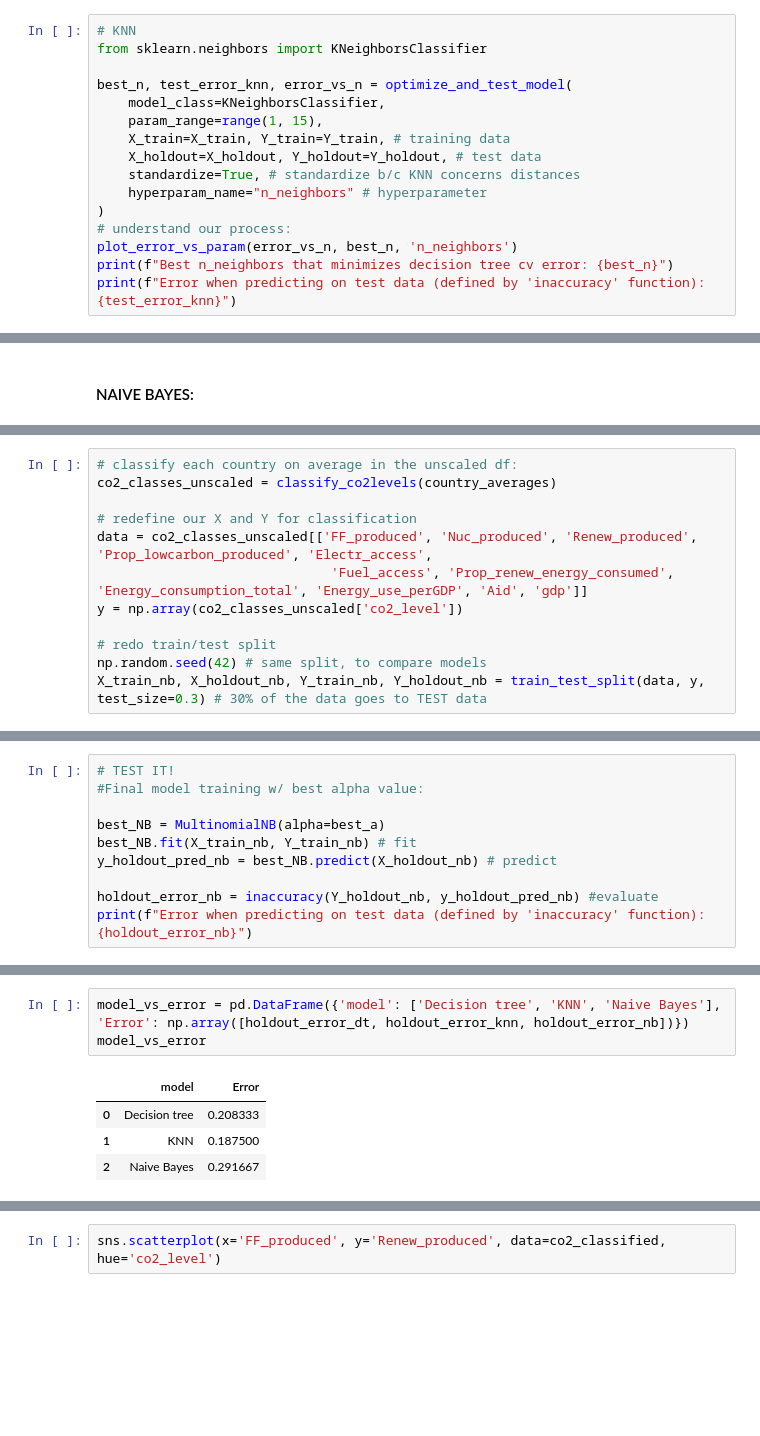
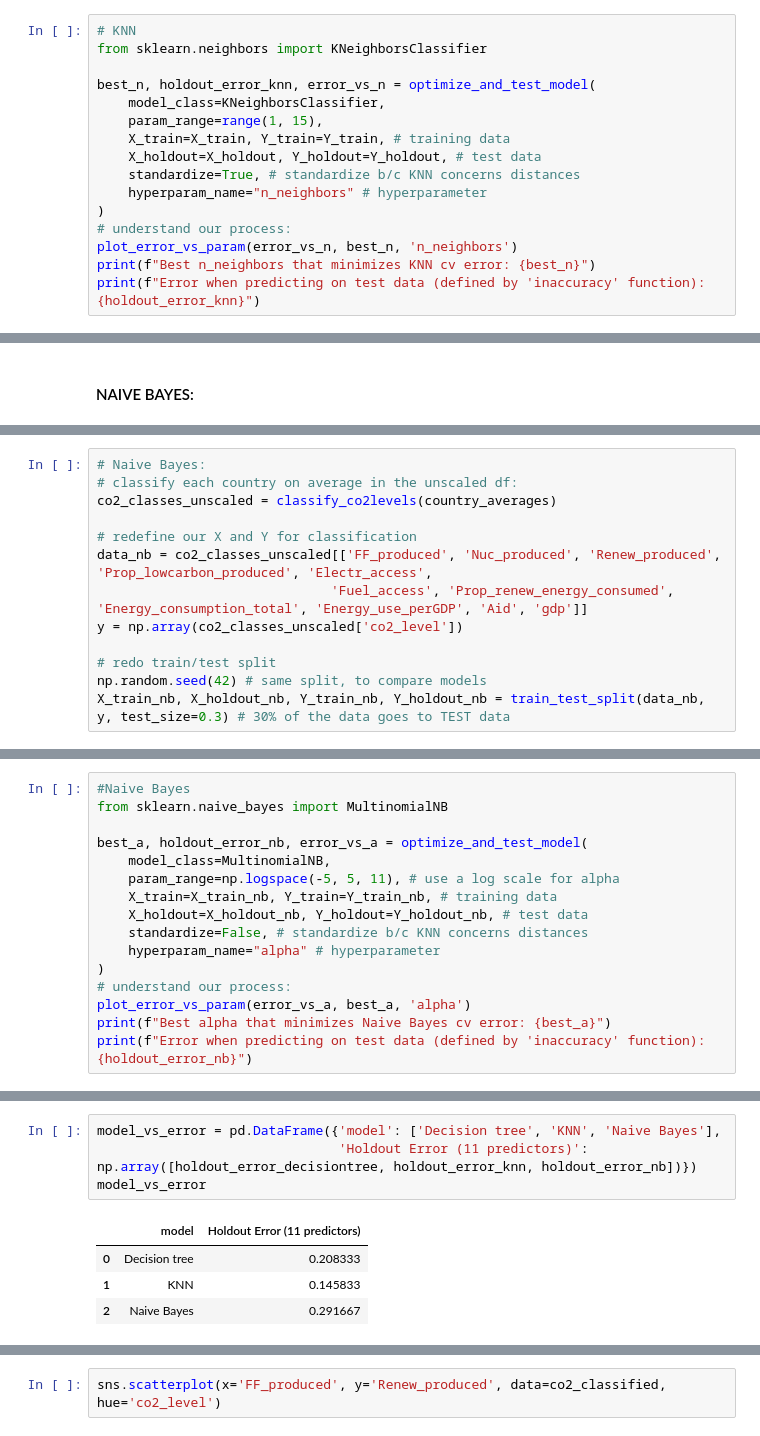
Before and after one commit to siegelhannah/Energy-Use-Sustainability, a Jupyter notebook: Proj2DSCI311.ipynb, the cells around one changed output, grey strips where cells are left out. Saved outputs shown, nothing was run; the diff lists cells and outputs as text; blank space fills up the shorter version.

```diff
--- a/Proj2DSCI311.ipynb
+++ b/Proj2DSCI311.ipynb
@@ -1031,7 +1023,7 @@ importance_df
 # KNN
 from sklearn.neighbors import KNeighborsClassifier
 
-best_n, test_error_knn, error_vs_n = optimize_and_test_model(
+best_n, holdout_error_knn, error_vs_n = optimize_and_test_model(
     model_class=KNeighborsClassifier,
     param_range=range(1, 15),
     X_train=X_train, Y_train=Y_train, # training data
@@ -1041,6 +1033,6 @@ best_n, test_error_knn, error_vs_n = optimize_and_test_model(
 )
 # understand our process:
 plot_error_vs_param(error_vs_n, best_n, 'n_neighbors')
-print(f"Best n_neighbors that minimizes decision tree cv error: {best_n}")
-print(f"Error when predicting on test data (defined by 'inaccuracy' function): {test_error_knn}")
+print(f"Best n_neighbors that minimizes KNN cv error: {best_n}")
+print(f"Error when predicting on test data (defined by 'inaccuracy' function): {holdout_error_knn}")
 # %% [output]
@@ -1057,14 +1047,15 @@ Multinomial Naive Bayes is best for categorical multi-class classification, so w
 
 The multinomial naive bayes model doesn't require scaling, so we can use our country_averages dataframe instead of country_avg_logscaled. Features are considered in terms of counts/probabilities in this model, so scaling/linearizing isn't needed.
 # %%
+# Naive Bayes:
 # classify each country on average in the unscaled df:
 co2_classes_unscaled = classify_co2levels(country_averages)
 
 # redefine our X and Y for classification
-data = co2_classes_unscaled[['FF_produced', 'Nuc_produced', 'Renew_produced', 'Prop_lowcarbon_produced', 'Electr_access',
+data_nb = co2_classes_unscaled[['FF_produced', 'Nuc_produced', 'Renew_produced', 'Prop_lowcarbon_produced', 'Electr_access',
                               'Fuel_access', 'Prop_renew_energy_consumed', 'Energy_consumption_total', 'Energy_use_perGDP', 'Aid', 'gdp']]
 y = np.array(co2_classes_unscaled['co2_level'])
 
 # redo train/test split
 np.random.seed(42) # same split, to compare models
-X_train_nb, X_holdout_nb, Y_train_nb, Y_holdout_nb = train_test_split(data, y, test_size=0.3) # 30% of the data goes to TEST data
+X_train_nb, X_holdout_nb, Y_train_nb, Y_holdout_nb = train_test_split(data_nb, y, test_size=0.3) # 30% of the data goes to TEST data
@@ -1102,10 +1061,0 @@ plt.show()
-# %%
-# TEST IT!
-#Final model training w/ best alpha value:
-
-best_NB = MultinomialNB(alpha=best_a)
-best_NB.fit(X_train_nb, Y_train_nb) # fit
-y_holdout_pred_nb = best_NB.predict(X_holdout_nb) # predict
-
-holdout_error_nb = inaccuracy(Y_holdout_nb, y_holdout_pred_nb) #evaluate
-print(f"Error when predicting on test data (defined by 'inaccuracy' function): {holdout_error_nb}")
@@ -1113,0 +1062,16 @@ Error when predicting on test data (defined by 'inaccuracy' function): 0.2916666
+# %%
+#Naive Bayes
+from sklearn.naive_bayes import MultinomialNB
+
+best_a, holdout_error_nb, error_vs_a = optimize_and_test_model(
+    model_class=MultinomialNB,
+    param_range=np.logspace(-5, 5, 11), # use a log scale for alpha
+    X_train=X_train_nb, Y_train=Y_train_nb, # training data
+    X_holdout=X_holdout_nb, Y_holdout=Y_holdout_nb, # test data
+    standardize=False, # standardize b/c KNN concerns distances
+    hyperparam_name="alpha" # hyperparameter
+)
+# understand our process:
+plot_error_vs_param(error_vs_a, best_a, 'alpha')
+print(f"Best alpha that minimizes Naive Bayes cv error: {best_a}")
+print(f"Error when predicting on test data (defined by 'inaccuracy' function): {holdout_error_nb}")
@@ -1116,8 +1084,9 @@ Error when predicting on test data (defined by 'inaccuracy' function): 0.2916666
 # %%
-model_vs_error = pd.DataFrame({'model': ['Decision tree', 'KNN', 'Naive Bayes'], 'Error': np.array([holdout_error_dt, holdout_error_knn, holdout_error_nb])})
+model_vs_error = pd.DataFrame({'model': ['Decision tree', 'KNN', 'Naive Bayes'],
+                               'Holdout Error (11 predictors)': np.array([holdout_error_decisiontree, holdout_error_knn, holdout_error_nb])})
 model_vs_error
 # %% [output]
-|  | model | Error |
+|  | model | Holdout Error (11 predictors) |
 | 0 | Decision tree | 0.208333 |
-| 1 | KNN | 0.187500 |
+| 1 | KNN | 0.145833 |
 | 2 | Naive Bayes | 0.291667 |
```
Also changed, not shown: parts of 30 cells of this notebook.
